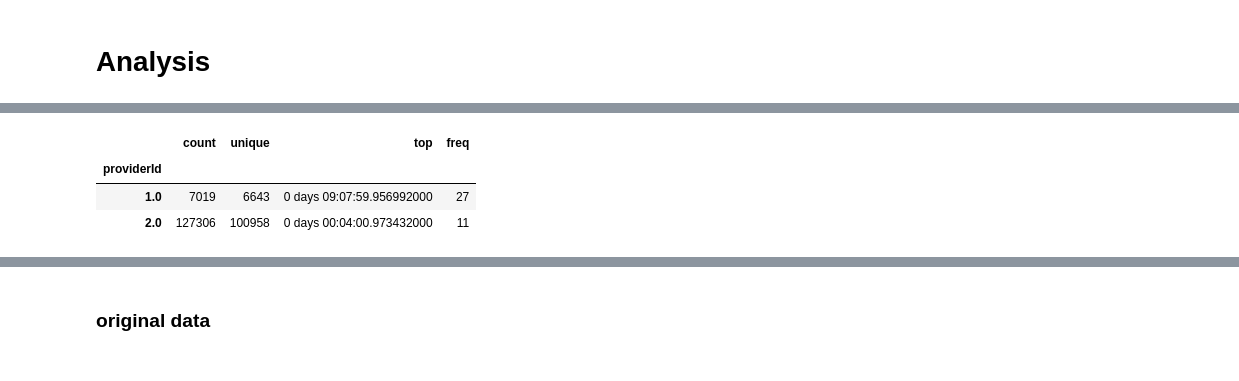
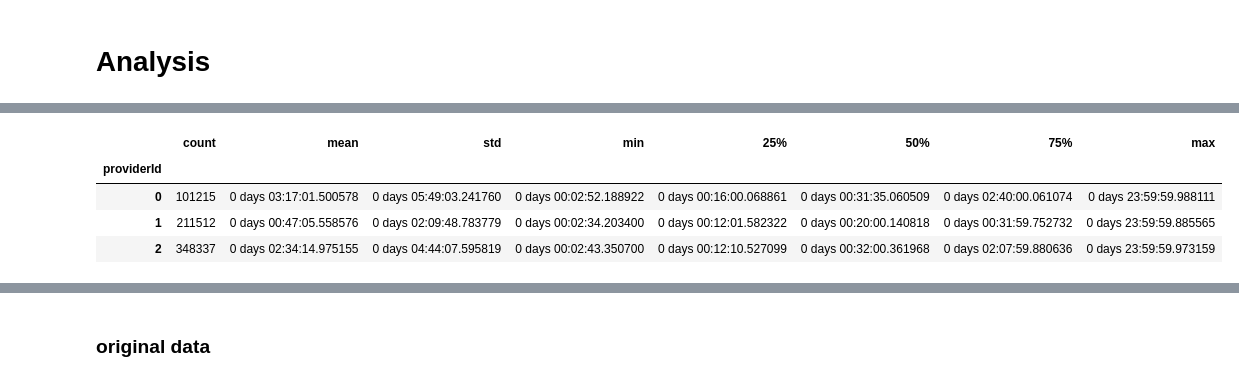
Before and after one commit to technologiestiftung/bike-sharing, a Jupyter notebook: src/analysis/analysis.ipynb, the cells around one changed output, grey strips where cells are left out. Drawn from its saved outputs; the diff is of its cells as text; code cells hidden in the pictures.

```diff
--- a/src/analysis/analysis.ipynb
+++ b/src/analysis/analysis.ipynb
@@ -256,0 +33,12 @@ pseudon.to_csv('../../data/pseudonomysed_clean.csv', index_label='id')
+# %%
+# day of the year
+df['yday'] = df.timestamp.apply(lambda x: x.timetuple().tm_yday)
+
+# hour of the day
+df['dhour'] = df.timestamp.apply(lambda x: x.time().hour)
+
+# "hour of the year"
+df['yhour'] = df.timestamp.apply(lambda x: str(x.time().hour) + str(x.timetuple().tm_yday))
+
+# day of week
+df['dweek'] = df.timestamp.apply(lambda x: x.weekday())
@@ -316,7 +71,10 @@ dist[dist.duration > datetime.timedelta(minutes=5)].describe()
+# %%
+trips = df[df['mode'] == 'trip']
 # %%
-dist[dist.distance > 100].groupby('providerId').duration.describe()
+trips.groupby('providerId').duration.describe()
 # %% [output]
-|  | count | unique | top | freq |
-| providerId |  |  |  |  |
-| 1.0 | 7019 | 6643 | 0 days 09:07:59.956992000 | 27 |
-| 2.0 | 127306 | 100958 | 0 days 00:04:00.973432000 | 11 |
+|  | count | mean | std | min | 25% | 50% | 75% | max |
+| providerId |  |  |  |  |  |  |  |  |
+| 0 | 101215 | 0 days 03:17:01.500578 | 0 days 05:49:03.241760 | 0 days 00:02:52.188922 | 0 days 00:16:00.068861 | 0 days 00:31:35.060509 | 0 days 02:40:00.061074 | 0 days 23:59:59.988111 |
+| 1 | 211512 | 0 days 00:47:05.558576 | 0 days 02:09:48.783779 | 0 days 00:02:34.203400 | 0 days 00:12:01.582322 | 0 days 00:20:00.140818 | 0 days 00:31:59.752732 | 0 days 23:59:59.885565 |
+| 2 | 348337 | 0 days 02:34:14.975155 | 0 days 04:44:07.595819 | 0 days 00:02:43.350700 | 0 days 00:12:10.527099 | 0 days 00:32:00.361968 | 0 days 02:07:59.880636 | 0 days 23:59:59.973159 |
```
Also changed, not shown: parts of 103 cells of this notebook.
